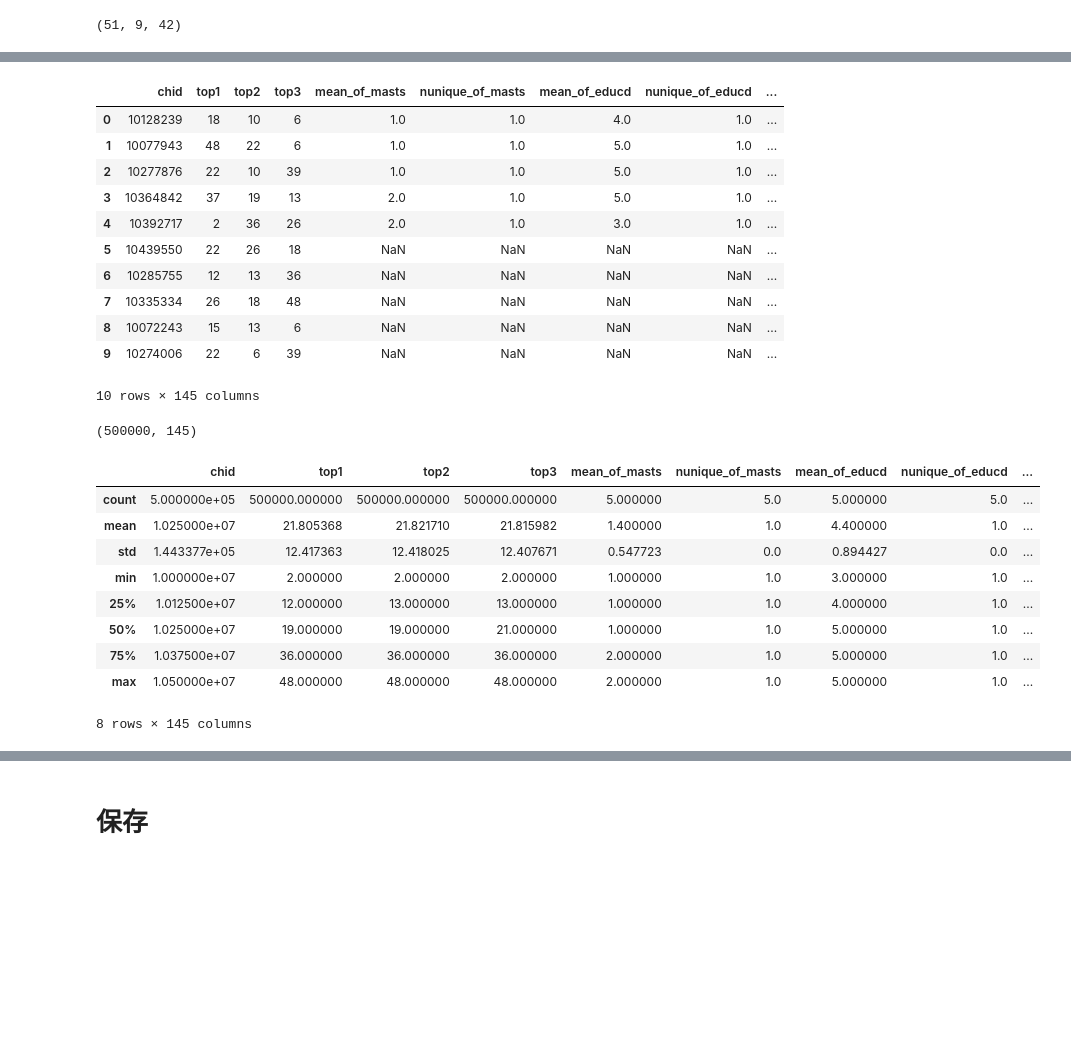
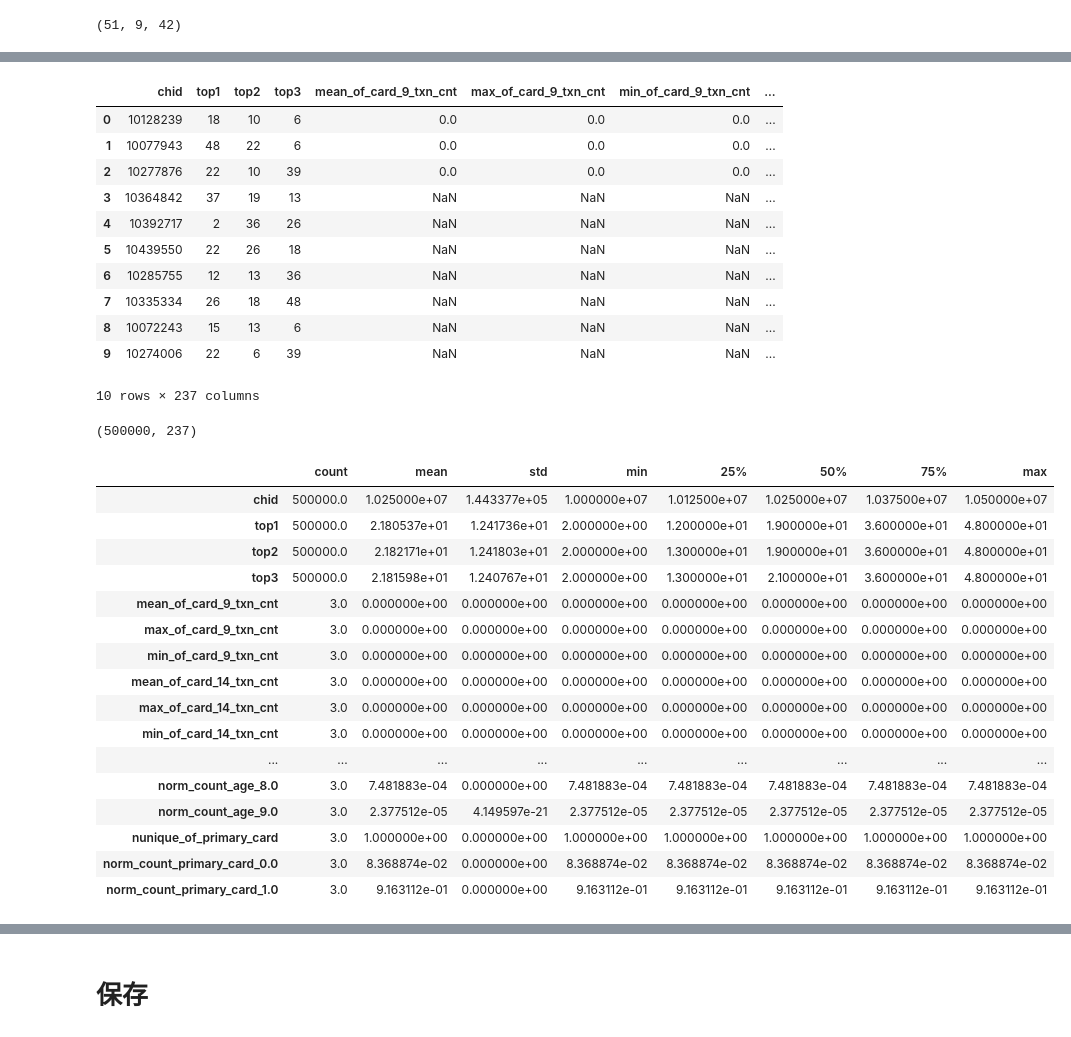
Before and after one commit to skywalker0803r/ESun2021WinterGame, a Jupyter notebook: notebook/整理資料.ipynb, the cells around one changed output, grey strips where cells are left out. Saved outputs shown, nothing was run; the diff lists cells and outputs as text; code cells hidden in the pictures; blank space fills up the shorter version.

```diff
--- a/notebook/整理資料.ipynb
+++ b/notebook/整理資料.ipynb
@@ -23,0 +6,5 @@ display(test_data.head())
+# %%
+train_data = df
+print(train_data.shape,test_data.shape)
+display(train_data.head())
+display(test_data.head())
@@ -31,7 +33,7 @@ len(feature_columns),len(categorical_features),len(numerical_features)
 # %% [output]
 (51, 9, 42)
 # %%
-from tqdm.notebook import tqdm
+from tqdm import tqdm
 for idx in tqdm(sample_submit.index[:3]): # demo用所以取前五筆 實際上應該取全部
     # 取出這一條row的chid
     chid = sample_submit.loc[idx,'chid']
@@ -49,12 +51,19 @@ for idx in tqdm(sample_submit.index[:3]): # demo用所以取前五筆 實際上
     for col in tqdm(categorical_features):
         # 1.nunique (這個欄位有多少種不一樣的數值)
         sample_submit.loc[idx,f"nunique_of_{col}"] = train_df.loc[train_df['chid']==chid,col].nunique()
+
         # 2.norm_count (這個欄位在每一種數值上出現的次數(count)除以總數(normalize)等於取平均(mean))
         cat_feat = pd.get_dummies(train_df[col],columns=col) # one hot 格式
         cat_feat = pd.DataFrame(cat_feat.mean(axis=0)).T # 取平均
         cat_feat.index = [idx] # 處理DataFrame格式
         cat_feat.columns = [ "norm_count_"+col+"_"+str(i) for i in cat_feat.columns] # 處理DataFrame格式
-        sample_submit.loc[[idx]] = sample_submit.loc[[idx]].join(cat_feat) # 合併DataFrame
+        print(sample_submit.shape,cat_feat.shape)
+        display(cat_feat)
+        try:
+            sample_submit = sample_submit.join(cat_feat)# 合併DataFrame
+        except:
+            sample_submit.loc[idx,cat_feat.columns] = cat_feat.values.reshape(-1)
+        print(sample_submit.shape,cat_feat.shape)
 
 sample_submit.head(3)
 # %% [output]
@@ -66,31 +91,39 @@ sample_submit.head(3)
 # %%
 sample_submit.head(10)
 # %% [output]
-|  | chid | top1 | top2 | top3 | mean_of_masts | nunique_of_masts | mean_of_educd | nunique_of_educd | ... |
-| 0 | 10128239 | 18 | 10 | 6 | 1.0 | 1.0 | 4.0 | 1.0 | ... |
-| 1 | 10077943 | 48 | 22 | 6 | 1.0 | 1.0 | 5.0 | 1.0 | ... |
-| 2 | 10277876 | 22 | 10 | 39 | 1.0 | 1.0 | 5.0 | 1.0 | ... |
-| 3 | 10364842 | 37 | 19 | 13 | 2.0 | 1.0 | 5.0 | 1.0 | ... |
-| 4 | 10392717 | 2 | 36 | 26 | 2.0 | 1.0 | 3.0 | 1.0 | ... |
-| 5 | 10439550 | 22 | 26 | 18 | NaN | NaN | NaN | NaN | ... |
-| 6 | 10285755 | 12 | 13 | 36 | NaN | NaN | NaN | NaN | ... |
-| 7 | 10335334 | 26 | 18 | 48 | NaN | NaN | NaN | NaN | ... |
-| 8 | 10072243 | 15 | 13 | 6 | NaN | NaN | NaN | NaN | ... |
-| 9 | 10274006 | 22 | 6 | 39 | NaN | NaN | NaN | NaN | ... |
+|  | chid | top1 | top2 | top3 | mean_of_card_9_txn_cnt | max_of_card_9_txn_cnt | min_of_card_9_txn_cnt | ... |
+| 0 | 10128239 | 18 | 10 | 6 | 0.0 | 0.0 | 0.0 | ... |
+| 1 | 10077943 | 48 | 22 | 6 | 0.0 | 0.0 | 0.0 | ... |
+| 2 | 10277876 | 22 | 10 | 39 | 0.0 | 0.0 | 0.0 | ... |
+| 3 | 10364842 | 37 | 19 | 13 | NaN | NaN | NaN | ... |
+| 4 | 10392717 | 2 | 36 | 26 | NaN | NaN | NaN | ... |
+| 5 | 10439550 | 22 | 26 | 18 | NaN | NaN | NaN | ... |
+| 6 | 10285755 | 12 | 13 | 36 | NaN | NaN | NaN | ... |
+| 7 | 10335334 | 26 | 18 | 48 | NaN | NaN | NaN | ... |
+| 8 | 10072243 | 15 | 13 | 6 | NaN | NaN | NaN | ... |
+| 9 | 10274006 | 22 | 6 | 39 | NaN | NaN | NaN | ... |
-10 rows × 145 columns
+10 rows × 237 columns
 # %%
+pd.options.display.max_rows = 999
 print(sample_submit.shape)
-sample_submit.describe()
+sample_submit.describe().T
 # %% [output]
-(500000, 145)
+(500000, 237)
-|  | chid | top1 | top2 | top3 | mean_of_masts | nunique_of_masts | mean_of_educd | nunique_of_educd | ... |
-| count | 5.000000e+05 | 500000.000000 | 500000.000000 | 500000.000000 | 5.000000 | 5.0 | 5.000000 | 5.0 | ... |
-| mean | 1.025000e+07 | 21.805368 | 21.821710 | 21.815982 | 1.400000 | 1.0 | 4.400000 | 1.0 | ... |
-| std | 1.443377e+05 | 12.417363 | 12.418025 | 12.407671 | 0.547723 | 0.0 | 0.894427 | 0.0 | ... |
-| min | 1.000000e+07 | 2.000000 | 2.000000 | 2.000000 | 1.000000 | 1.0 | 3.000000 | 1.0 | ... |
-| 25% | 1.012500e+07 | 12.000000 | 13.000000 | 13.000000 | 1.000000 | 1.0 | 4.000000 | 1.0 | ... |
-| 50% | 1.025000e+07 | 19.000000 | 19.000000 | 21.000000 | 1.000000 | 1.0 | 5.000000 | 1.0 | ... |
-| 75% | 1.037500e+07 | 36.000000 | 36.000000 | 36.000000 | 2.000000 | 1.0 | 5.000000 | 1.0 | ... |
-| max | 1.050000e+07 | 48.000000 | 48.000000 | 48.000000 | 2.000000 | 1.0 | 5.000000 | 1.0 | ... |
+|  | count | mean | std | min | 25% | 50% | 75% | max |
+| chid | 500000.0 | 1.025000e+07 | 1.443377e+05 | 1.000000e+07 | 1.012500e+07 | 1.025000e+07 | 1.037500e+07 | 1.050000e+07 |
+| top1 | 500000.0 | 2.180537e+01 | 1.241736e+01 | 2.000000e+00 | 1.200000e+01 | 1.900000e+01 | 3.600000e+01 | 4.800000e+01 |
+| top2 | 500000.0 | 2.182171e+01 | 1.241803e+01 | 2.000000e+00 | 1.300000e+01 | 1.900000e+01 | 3.600000e+01 | 4.800000e+01 |
+| top3 | 500000.0 | 2.181598e+01 | 1.240767e+01 | 2.000000e+00 | 1.300000e+01 | 2.100000e+01 | 3.600000e+01 | 4.800000e+01 |
+| mean_of_card_9_txn_cnt | 3.0 | 0.000000e+00 | 0.000000e+00 | 0.000000e+00 | 0.000000e+00 | 0.000000e+00 | 0.000000e+00 | 0.000000e+00 |
+| max_of_card_9_txn_cnt | 3.0 | 0.000000e+00 | 0.000000e+00 | 0.000000e+00 | 0.000000e+00 | 0.000000e+00 | 0.000000e+00 | 0.000000e+00 |
+| min_of_card_9_txn_cnt | 3.0 | 0.000000e+00 | 0.000000e+00 | 0.000000e+00 | 0.000000e+00 | 0.000000e+00 | 0.000000e+00 | 0.000000e+00 |
+| mean_of_card_14_txn_cnt | 3.0 | 0.000000e+00 | 0.000000e+00 | 0.000000e+00 | 0.000000e+00 | 0.000000e+00 | 0.000000e+00 | 0.000000e+00 |
+| max_of_card_14_txn_cnt | 3.0 | 0.000000e+00 | 0.000000e+00 | 0.000000e+00 | 0.000000e+00 | 0.000000e+00 | 0.000000e+00 | 0.000000e+00 |
+| min_of_card_14_txn_cnt | 3.0 | 0.000000e+00 | 0.000000e+00 | 0.000000e+00 | 0.000000e+00 | 0.000000e+00 | 0.000000e+00 | 0.000000e+00 |
+| ... | ... | ... | ... | ... | ... | ... | ... | ... |
+| norm_count_age_8.0 | 3.0 | 7.481883e-04 | 0.000000e+00 | 7.481883e-04 | 7.481883e-04 | 7.481883e-04 | 7.481883e-04 | 7.481883e-04 |
+| norm_count_age_9.0 | 3.0 | 2.377512e-05 | 4.149597e-21 | 2.377512e-05 | 2.377512e-05 | 2.377512e-05 | 2.377512e-05 | 2.377512e-05 |
+| nunique_of_primary_card | 3.0 | 1.000000e+00 | 0.000000e+00 | 1.000000e+00 | 1.000000e+00 | 1.000000e+00 | 1.000000e+00 | 1.000000e+00 |
+| norm_count_primary_card_0.0 | 3.0 | 8.368874e-02 | 0.000000e+00 | 8.368874e-02 | 8.368874e-02 | 8.368874e-02 | 8.368874e-02 | 8.368874e-02 |
+| norm_count_primary_card_1.0 | 3.0 | 9.163112e-01 | 0.000000e+00 | 9.163112e-01 | 9.163112e-01 | 9.163112e-01 | 9.163112e-01 | 9.163112e-01 |
-8 rows × 145 columns
 # %%
```
Also changed, not shown: parts of 4 cells of this notebook.
